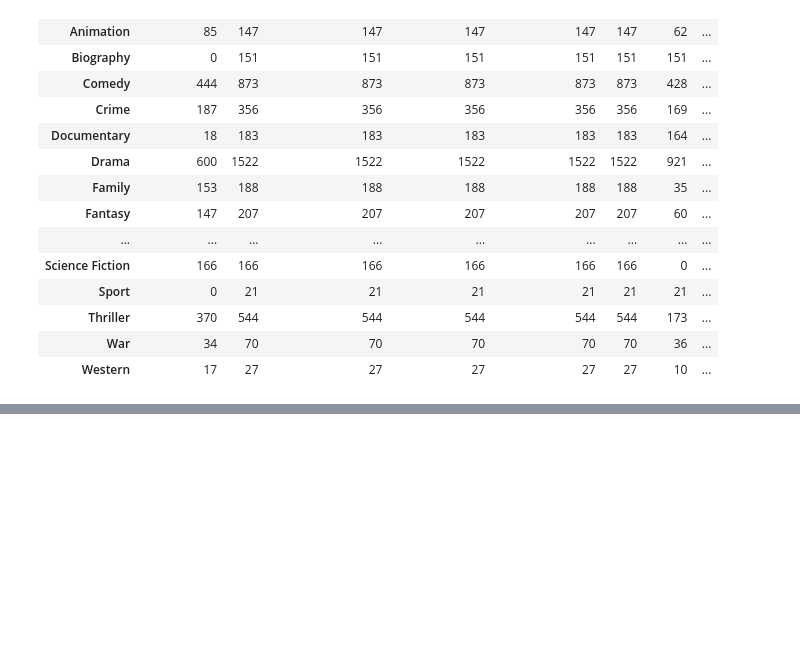
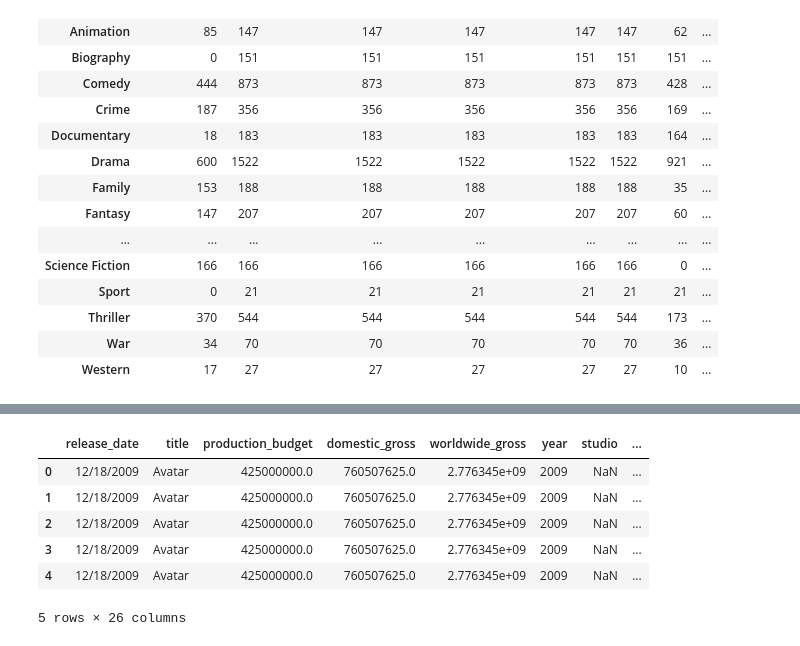
Before and after one commit to gjimmyq/C-H-Film-Productions, a Jupyter notebook: Cleaning_Seaborn.ipynb, the cells around one changed output, grey strips where cells are left out. Cells and saved outputs as stored; diff of their text form; code cells hidden in the pictures; blank space fills up the shorter version.

```diff
--- a/Cleaning_Seaborn.ipynb
+++ b/Cleaning_Seaborn.ipynb
@@ -424,0 +531,11 @@ movie_genres.groupby(movie_genres['genres']).count()
+# %%
+movies_oscars = movie_db.merge(oscars, how='left', on=['title', 'year'])
+movies_oscars.head()
+# %% [output]
+|  | release_date | title | production_budget | domestic_gross | worldwide_gross | year | studio | ... |
+| 0 | 12/18/2009 | Avatar | 425000000.0 | 760507625.0 | 2.776345e+09 | 2009 | NaN | ... |
+| 1 | 12/18/2009 | Avatar | 425000000.0 | 760507625.0 | 2.776345e+09 | 2009 | NaN | ... |
+| 2 | 12/18/2009 | Avatar | 425000000.0 | 760507625.0 | 2.776345e+09 | 2009 | NaN | ... |
+| 3 | 12/18/2009 | Avatar | 425000000.0 | 760507625.0 | 2.776345e+09 | 2009 | NaN | ... |
+| 4 | 12/18/2009 | Avatar | 425000000.0 | 760507625.0 | 2.776345e+09 | 2009 | NaN | ... |
+5 rows × 26 columns
```
Also changed, not shown: parts of 10 cells of this notebook, 3 other files.
